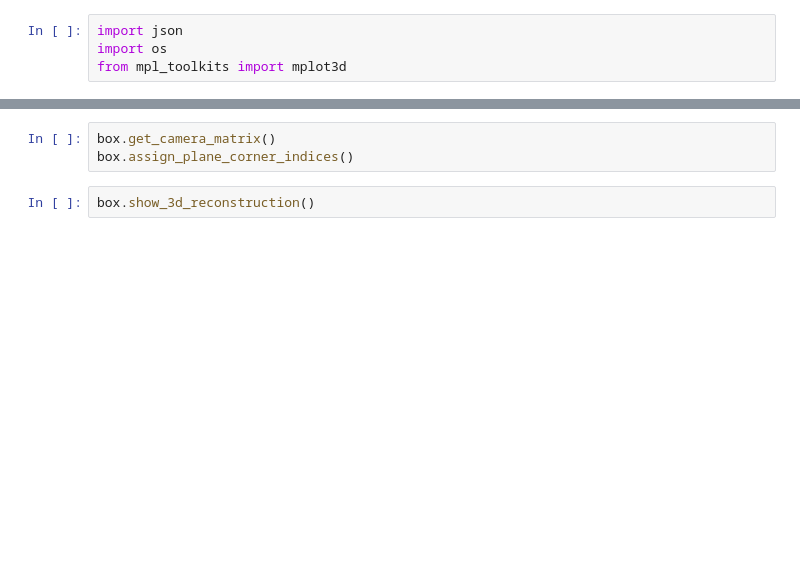
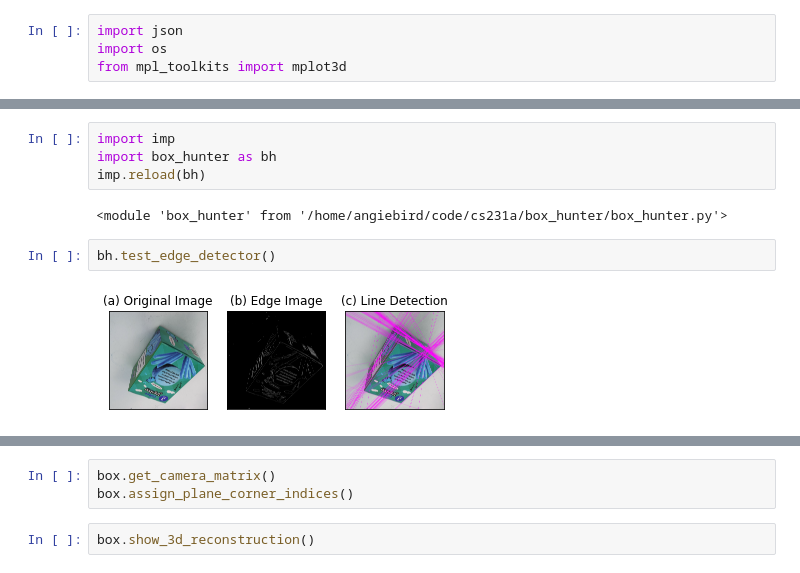
Before and after one commit to angiebird/cs231a-3d-reconstruction, a Jupyter notebook: box_hunter.ipynb, the cells around one changed output, grey strips where cells are left out. Drawn from its saved outputs; the diff is of its cells as text; blank space fills up the shorter version.

Commit message:
Move code from python notebook to box_hunter.py

```diff
--- a/box_hunter.ipynb
+++ b/box_hunter.ipynb
@@ -331,2 +15,12 @@ class Box():
+# %%
+import imp
+import box_hunter as bh
+imp.reload(bh)
+# %% [output]
+<module 'box_hunter' from '/home/angiebird/code/cs231a/box_hunter/box_hunter.py'>
+# %%
+bh.test_edge_detector()
+# %% [output]
+[figure, added]
 # %%
 filename = "dataset/snack1.json"
```
Also changed, not shown: parts of 6 cells of this notebook, 1 other file.
